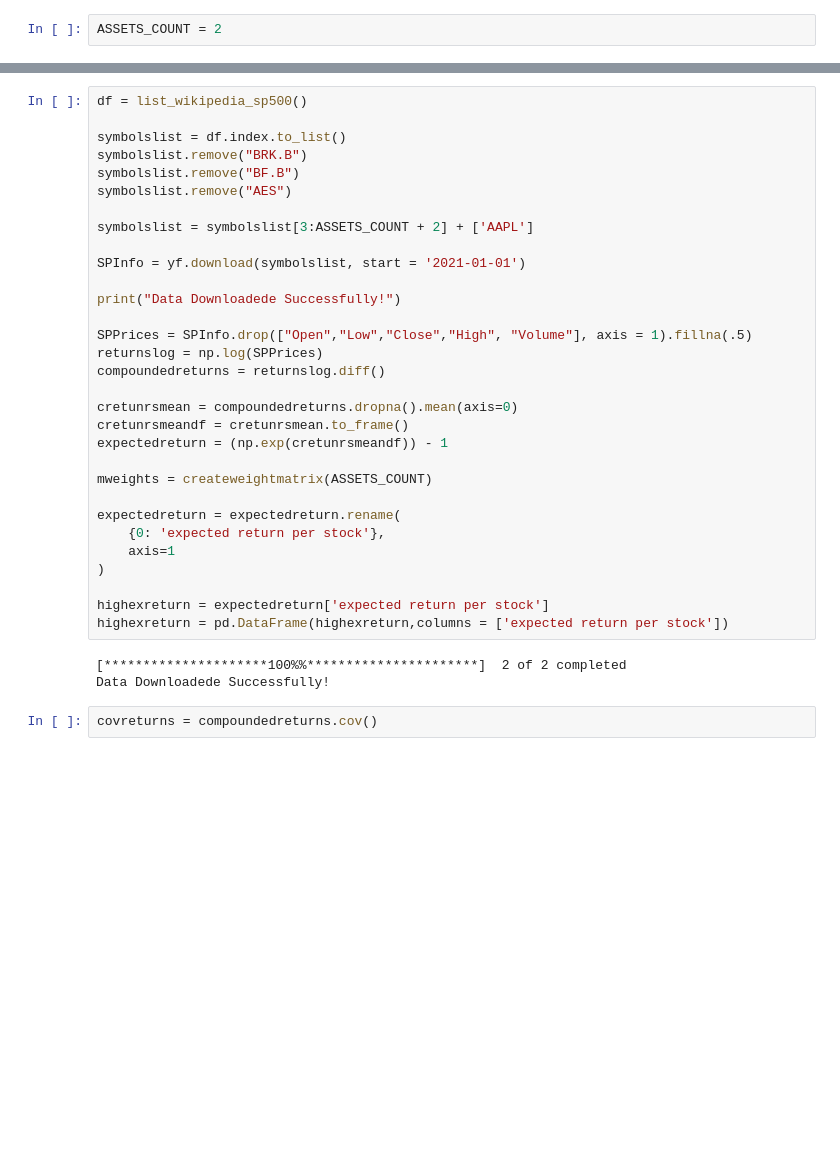
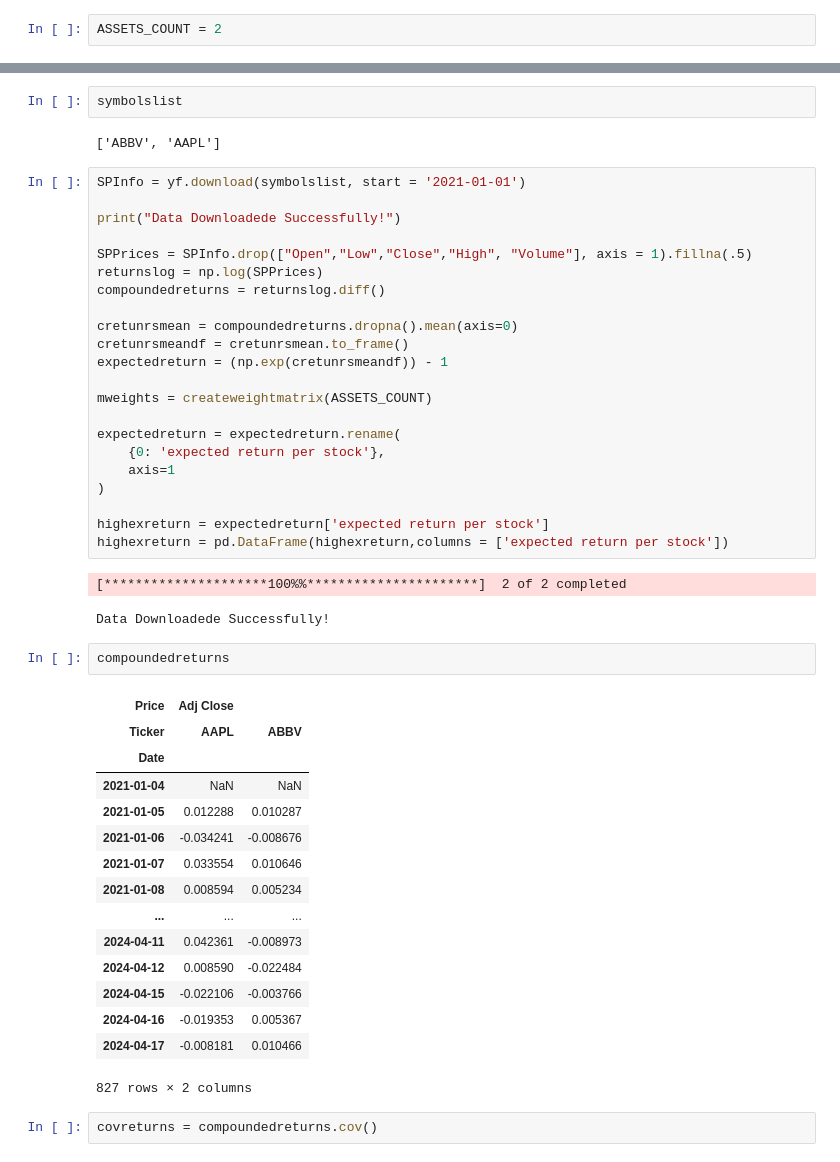
Before and after one commit to NJAimesD/Assets, a Jupyter notebook: markowit.ipynb, the cells around one changed output, grey strips where cells are left out. Drawn from its saved outputs; the diff is of its cells as text; blank space fills up the shorter version.

```diff
--- a/markowit.ipynb
+++ b/markowit.ipynb
@@ -102,13 +129,8 @@ def list_wikipedia_sp500() -> pd.DataFrame:
+# %%
+symbolslist
+# %% [output]
+['ABBV', 'AAPL']
 # %%
-df = list_wikipedia_sp500()
-
-symbolslist = df.index.to_list()
-symbolslist.remove("BRK.B")
-symbolslist.remove("BF.B")
-symbolslist.remove("AES")
-
-symbolslist = symbolslist[3:ASSETS_COUNT + 2] + ['AAPL']
-
 SPInfo = yf.download(symbolslist, start = '2021-01-01')
 
 print("Data Downloadede Successfully!")
@@ -132,6 +154,24 @@ highexreturn = expectedreturn['expected return per stock']
 highexreturn = pd.DataFrame(highexreturn,columns = ['expected return per stock'])
 # %% [output]
 [*********************100%%**********************]  2 of 2 completed
-Data Downloadede Successfully!
+Data Downloadede Successfully!
+# %%
+compoundedreturns
+# %% [output]
+| Price | Adj Close |  |
+| Ticker | AAPL | ABBV |
+| Date |  |  |
+| 2021-01-04 | NaN | NaN |
+| 2021-01-05 | 0.012288 | 0.010287 |
+| 2021-01-06 | -0.034241 | -0.008676 |
+| 2021-01-07 | 0.033554 | 0.010646 |
+| 2021-01-08 | 0.008594 | 0.005234 |
+| ... | ... | ... |
+| 2024-04-11 | 0.042361 | -0.008973 |
+| 2024-04-12 | 0.008590 | -0.022484 |
+| 2024-04-15 | -0.022106 | -0.003766 |
+| 2024-04-16 | -0.019353 | 0.005367 |
+| 2024-04-17 | -0.008181 | 0.010466 |
+827 rows × 2 columns
 # %%
 covreturns = compoundedreturns.cov()
```
Also changed, not shown: parts of 12 cells of this notebook, 2 other files.
